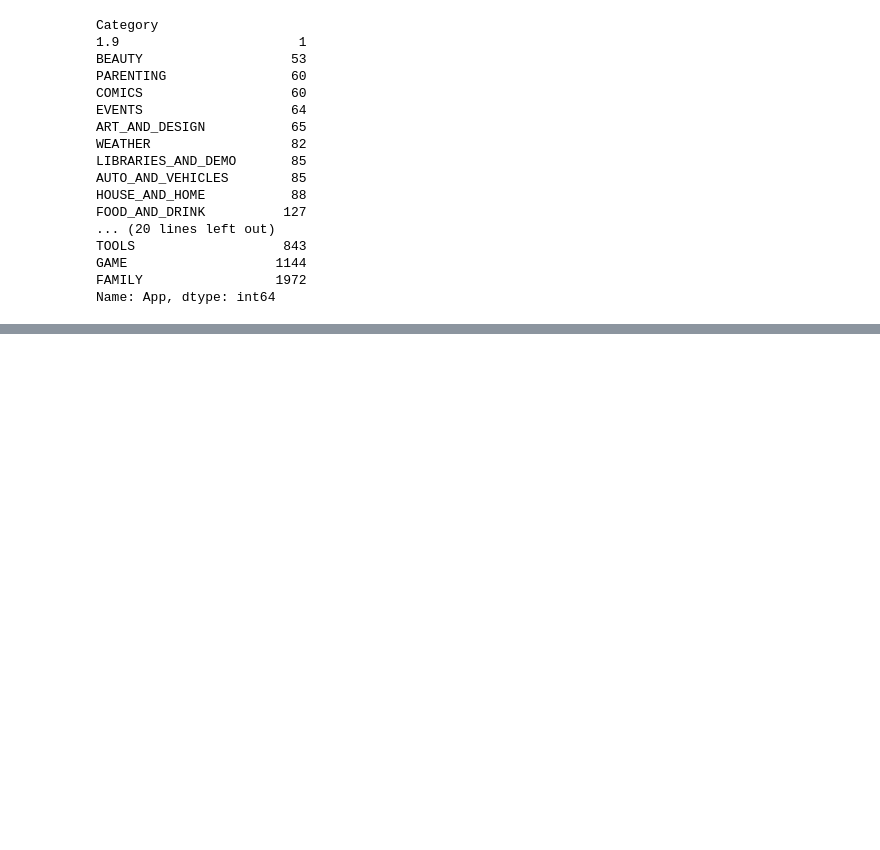
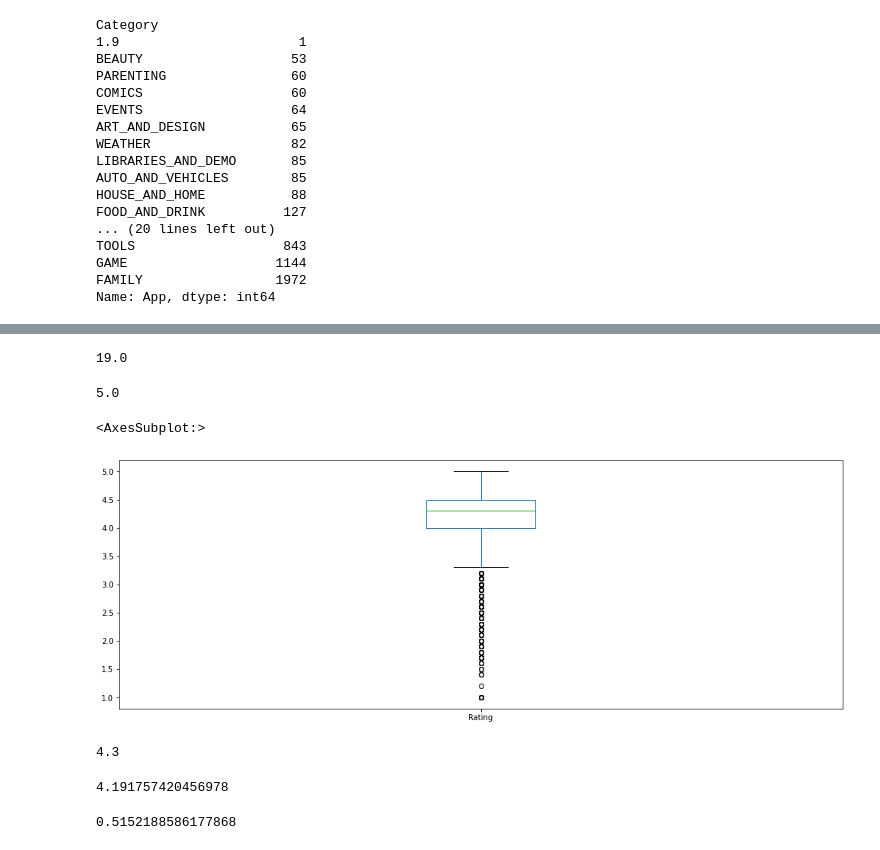
Before and after one commit to ArthurIryshkov/AIrepos, a Jupyter notebook: Визуализация.ipynb, the cells around one changed output, grey strips where cells are left out. Cells and saved outputs as stored; diff of their text form; code cells hidden in the pictures; blank space fills up the shorter version.

```diff
--- a/Визуализация.ipynb
+++ b/Визуализация.ipynb
@@ -220,0 +220,27 @@ app['Rating'].plot(kind='box')
+# %%
+app.Rating.max()
+# %% [output]
+19.0
+# %%
+app_norm = app[app['Rating'] <= 5]
+# %%
+app_norm.Rating.max()
+# %% [output]
+5.0
+# %%
+app_norm['Rating'].plot(kind='box')
+# %% [output]
+<AxesSubplot:>
+[figure, added]
+# %%
+app_norm['Rating'].median()
+# %% [output]
+4.3
+# %%
+app_norm['Rating'].mean()
+# %% [output]
+4.191757420456978
+# %%
+app_norm['Rating'].std()
+# %% [output]
+0.5152188586177868
```
Also changed, not shown: parts of 9 cells of this notebook.
